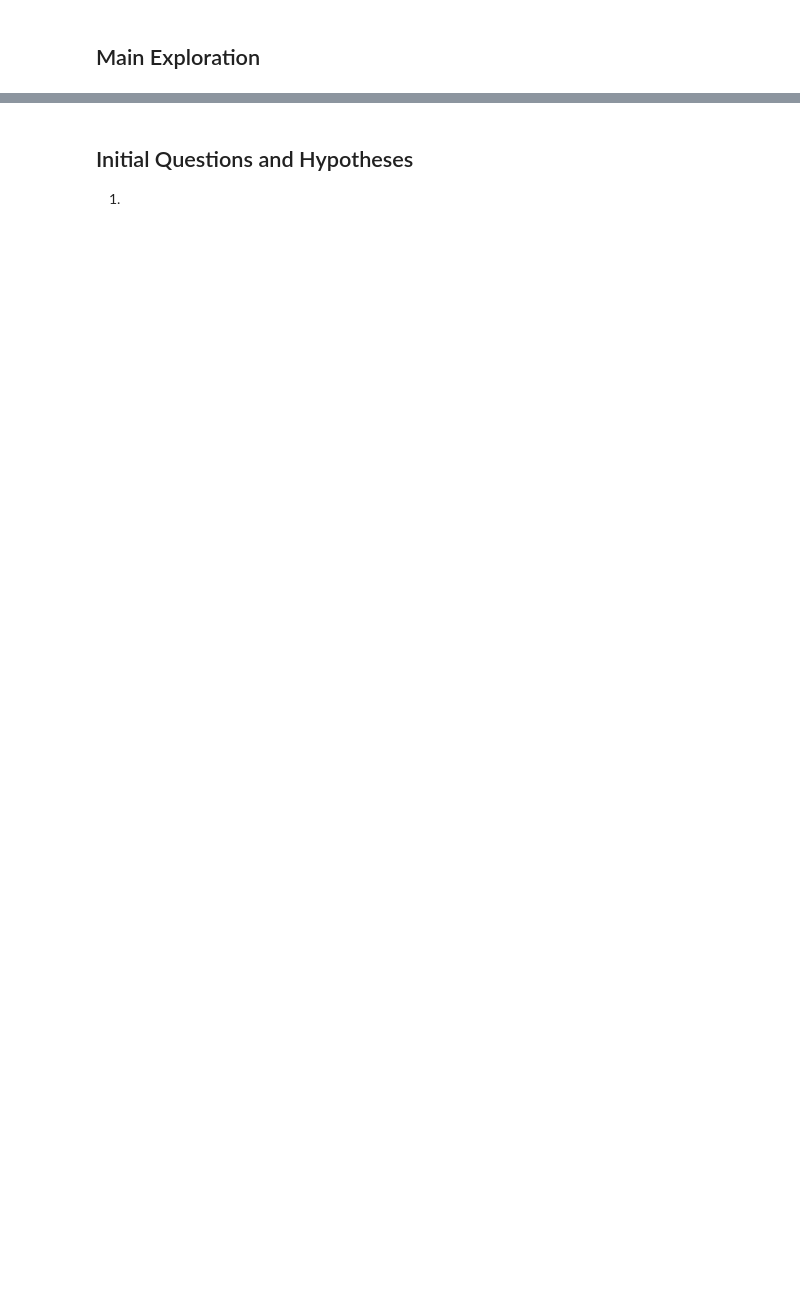
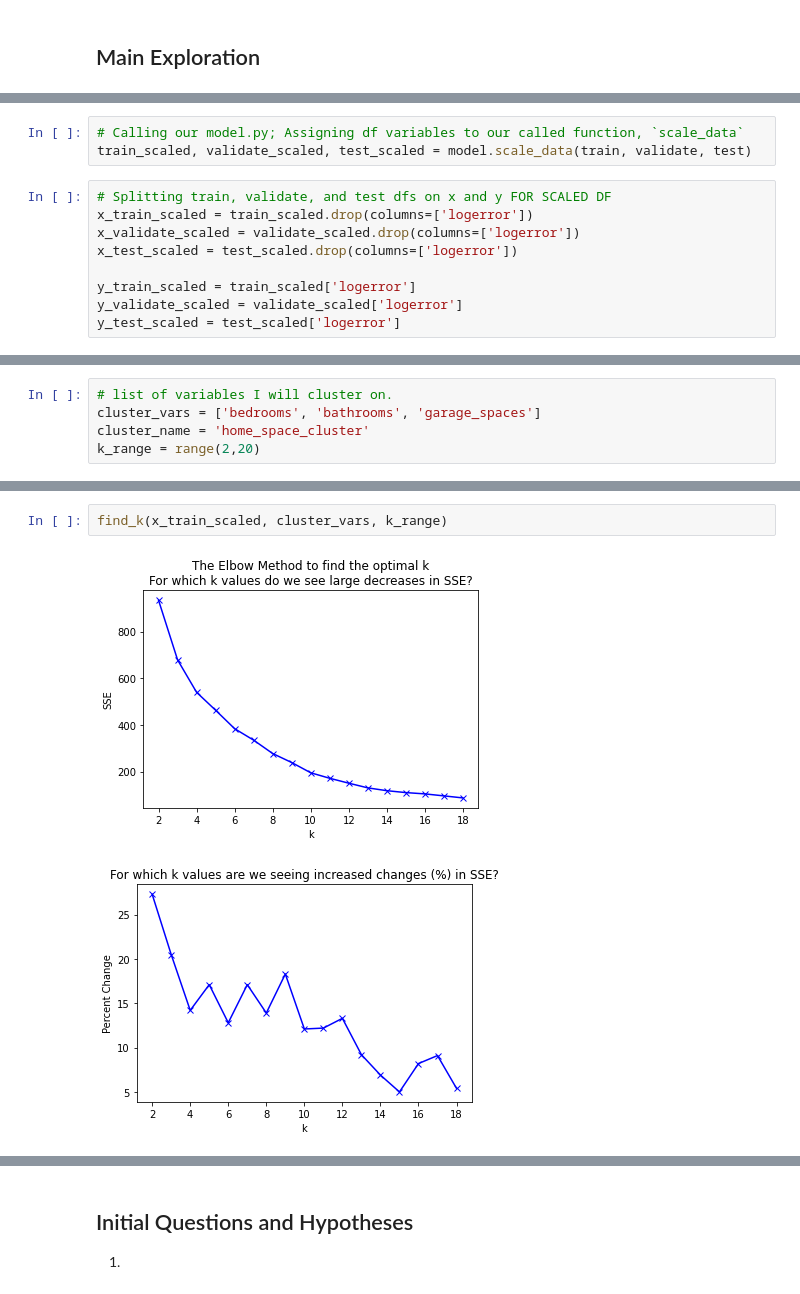
Before and after one commit to SchneemannDavid/clustering_project, a Jupyter notebook: working_notebook_clustering_p.ipynb, the cells around one changed output, grey strips where cells are left out. Drawn from its saved outputs; the diff is of its cells as text; blank space fills up the shorter version.

```diff
--- a/working_notebook_clustering_p.ipynb
+++ b/working_notebook_clustering_p.ipynb
@@ -165,0 +376,12 @@ def plot_categorical_and_continuous_vars(train, cat_cols, cont_cols):
+# %%
+# Calling our model.py; Assigning df variables to our called function, `scale_data`
+train_scaled, validate_scaled, test_scaled = model.scale_data(train, validate, test)
+# %%
+# Splitting train, validate, and test dfs on x and y FOR SCALED DF
+x_train_scaled = train_scaled.drop(columns=['logerror'])
+x_validate_scaled = validate_scaled.drop(columns=['logerror'])
+x_test_scaled = test_scaled.drop(columns=['logerror'])
+
+y_train_scaled = train_scaled['logerror']
+y_validate_scaled = validate_scaled['logerror']
+y_test_scaled = test_scaled['logerror']
@@ -165,0 +426,5 @@ def plot_categorical_and_continuous_vars(train, cat_cols, cont_cols):
+# %%
+# list of variables I will cluster on.
+cluster_vars = ['bedrooms', 'bathrooms', 'garage_spaces']
+cluster_name = 'home_space_cluster'
+k_range = range(2,20)
@@ -165,0 +477,5 @@ def plot_categorical_and_continuous_vars(train, cat_cols, cont_cols):
+# %%
+find_k(x_train_scaled, cluster_vars, k_range)
+# %% [output]
+[figure, added]
+[figure, added]
```
Also changed, not shown: parts of 38 cells of this notebook, 3 other files.
